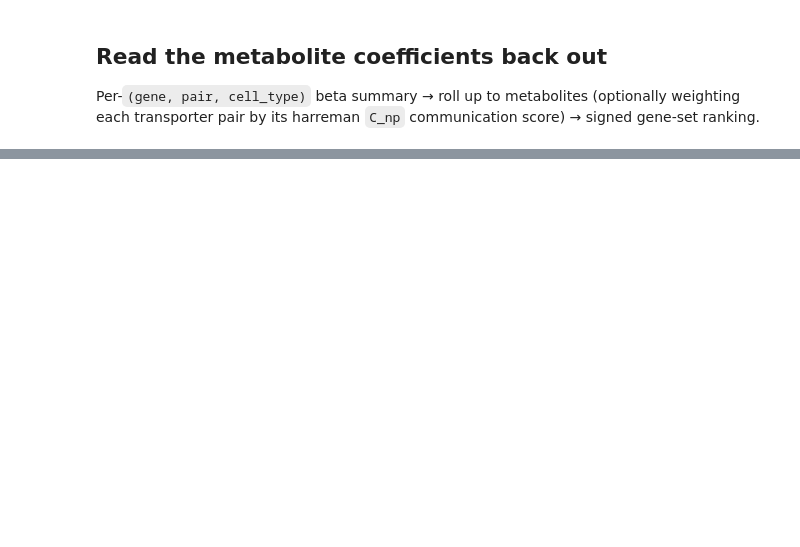
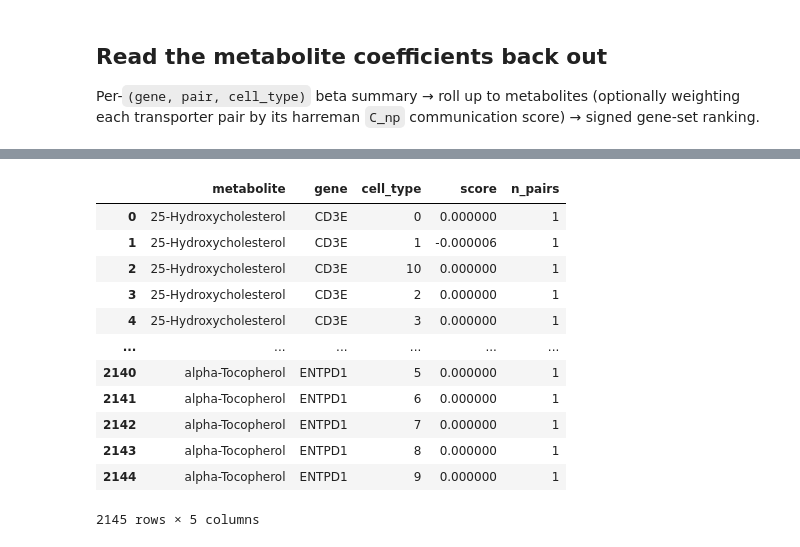
Before and after one commit to fosterea/MetabTravLR, a Jupyter notebook: metab_processing/quick_start_metab.ipynb, the cells around one changed output, grey strips where cells are left out. Drawn from its saved outputs; the diff is of its cells as text; code cells hidden in the pictures; blank space fills up the shorter version.

```diff
--- a/metab_processing/quick_start_metab.ipynb
+++ b/metab_processing/quick_start_metab.ipynb
@@ -168,14 +181,28 @@ pair_summary.head()
 # %%
 # Optional: weight transporter pairs by harreman C_np (real-communication score).
 # Set weights=None for a plain mean across a metabolite's pairs.
 try:
     weights = beta_analysis.gene_pair_cnp_weights(harreman_dir, agg='max')
 except Exception as e:
     print(f'C_np weights unavailable ({e}); falling back to unweighted mean')
     weights = None
 
 metab_summary = beta_analysis.aggregate_to_metabolite(pair_summary, selection, weights=weights)
-metab_summary.head()
+metab_summary
+# %% [output]
+|  | metabolite | gene | cell_type | score | n_pairs |
+| 0 | 25-Hydroxycholesterol | CD3E | 0 | 0.000000 | 1 |
+| 1 | 25-Hydroxycholesterol | CD3E | 1 | -0.000006 | 1 |
+| 2 | 25-Hydroxycholesterol | CD3E | 10 | 0.000000 | 1 |
+| 3 | 25-Hydroxycholesterol | CD3E | 2 | 0.000000 | 1 |
+| 4 | 25-Hydroxycholesterol | CD3E | 3 | 0.000000 | 1 |
+| ... | ... | ... | ... | ... | ... |
+| 2140 | alpha-Tocopherol | ENTPD1 | 5 | 0.000000 | 1 |
+| 2141 | alpha-Tocopherol | ENTPD1 | 6 | 0.000000 | 1 |
+| 2142 | alpha-Tocopherol | ENTPD1 | 7 | 0.000000 | 1 |
+| 2143 | alpha-Tocopherol | ENTPD1 | 8 | 0.000000 | 1 |
+| 2144 | alpha-Tocopherol | ENTPD1 | 9 | 0.000000 | 1 |
+2145 rows × 5 columns
 # %%
 # Signed metabolite ranking: mean over 'positive' genes − mean over 'negative' genes.
 ranking = beta_analysis.gene_set_score(metab_summary, GENE_SETS)
```
Also changed, not shown: parts of 5 cells of this notebook.
